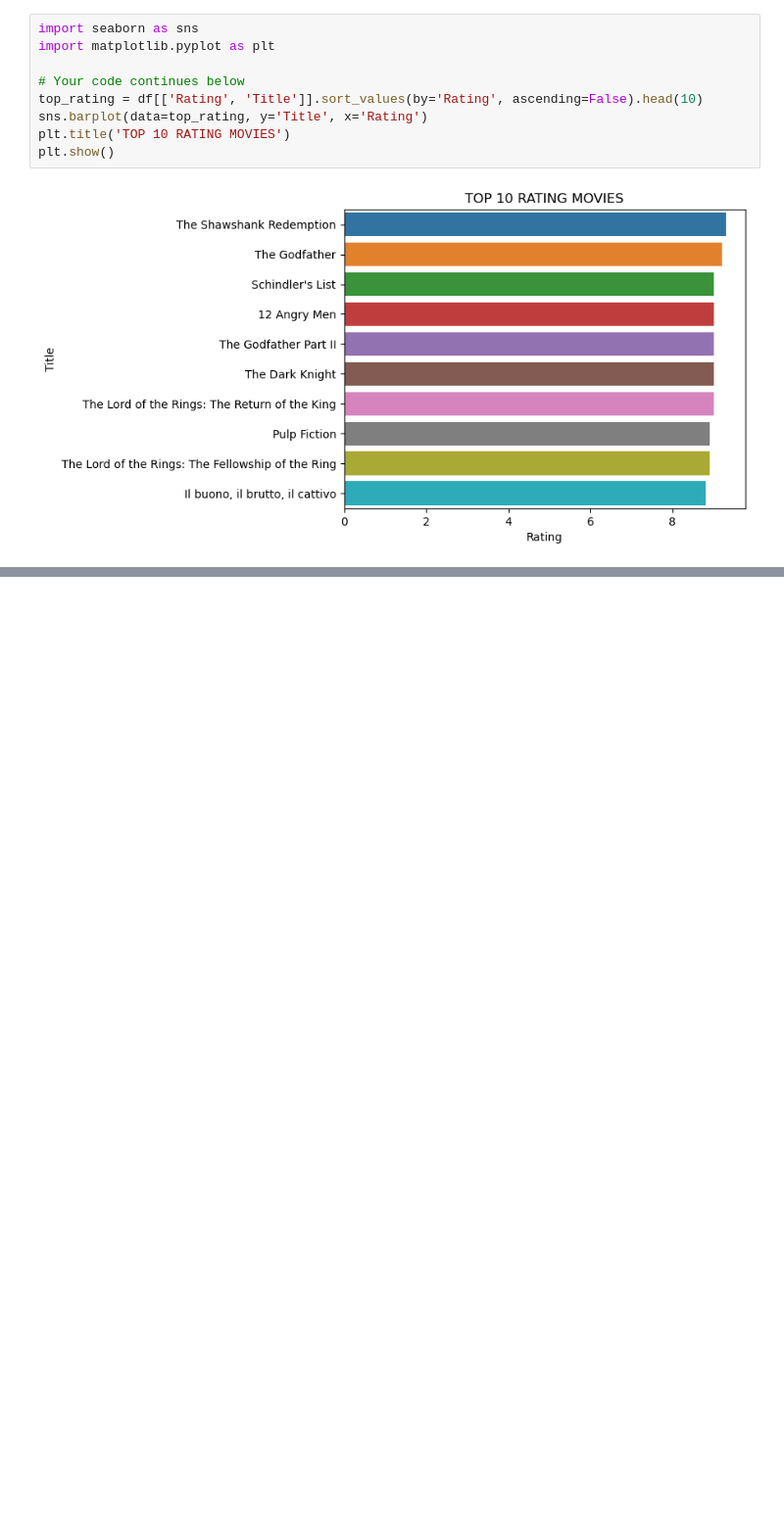
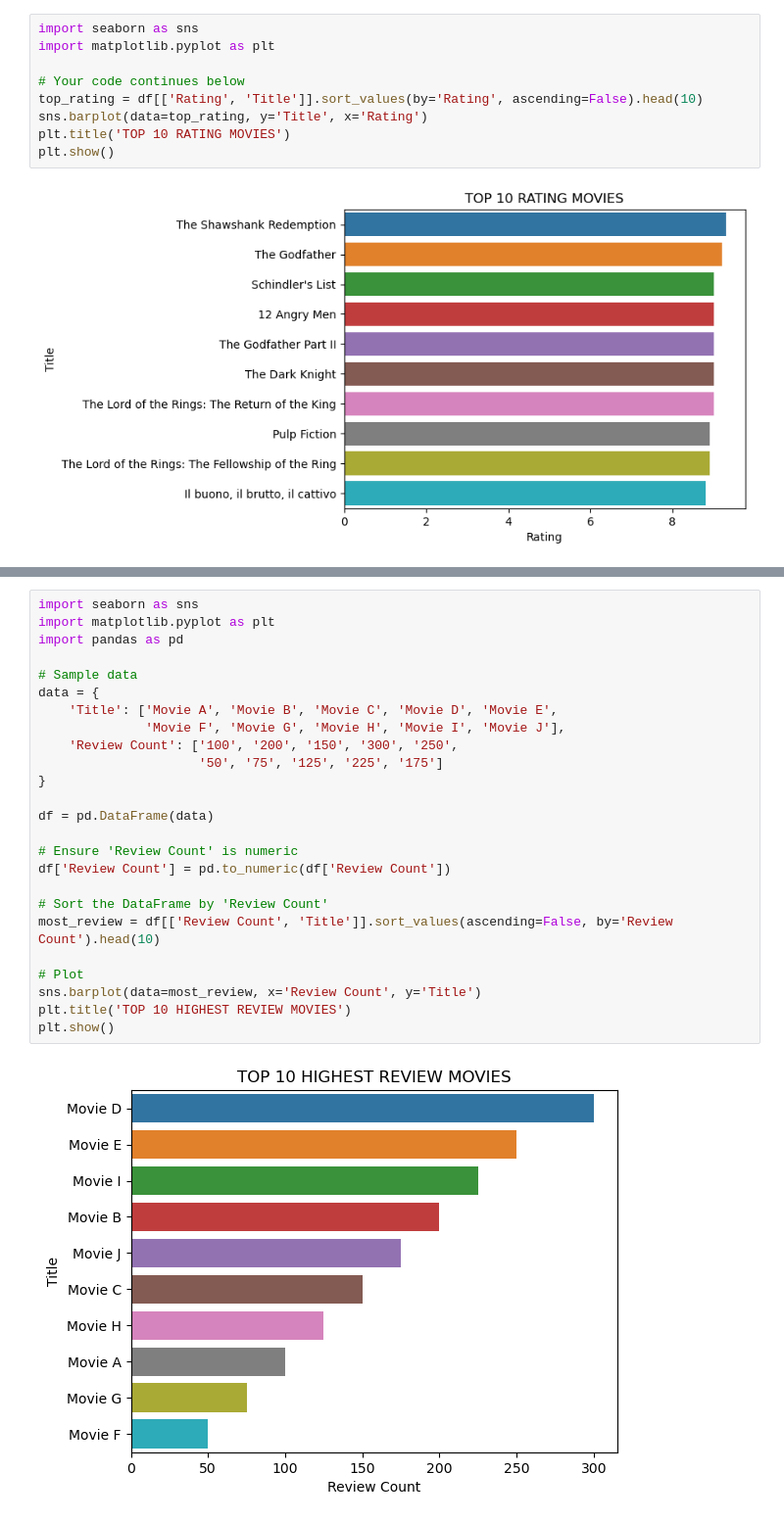
Before and after one commit to AbeerAkram1/Ai-Project, a Jupyter notebook: TRY.ipynb, the cells around one changed output, grey strips where cells are left out. Shown at 98% size. Cells and saved outputs as stored; diff of their text form; blank space fills up the shorter version.

```diff
--- a/TRY.ipynb
+++ b/TRY.ipynb
@@ -124,0 +221,27 @@ plt.show()
+# %%
+import seaborn as sns
+import matplotlib.pyplot as plt
+import pandas as pd
+
+# Sample data
+data = {
+    'Title': ['Movie A', 'Movie B', 'Movie C', 'Movie D', 'Movie E',
+              'Movie F', 'Movie G', 'Movie H', 'Movie I', 'Movie J'],
+    'Review Count': ['100', '200', '150', '300', '250',
+                     '50', '75', '125', '225', '175']
+}
+
+df = pd.DataFrame(data)
+
+# Ensure 'Review Count' is numeric
+df['Review Count'] = pd.to_numeric(df['Review Count'])
+
+# Sort the DataFrame by 'Review Count'
+most_review = df[['Review Count', 'Title']].sort_values(ascending=False, by='Review Count').head(10)
+
+# Plot
+sns.barplot(data=most_review, x='Review Count', y='Title')
+plt.title('TOP 10 HIGHEST REVIEW MOVIES')
+plt.show()
+# %% [output]
+[figure, added]
```
Also changed, not shown: parts of 23 cells of this notebook.
